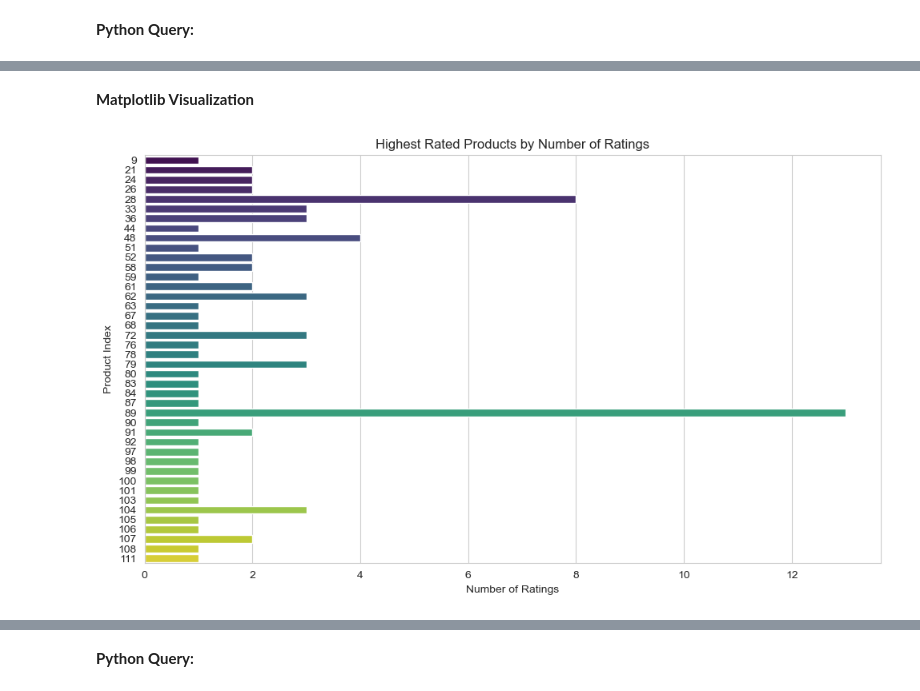
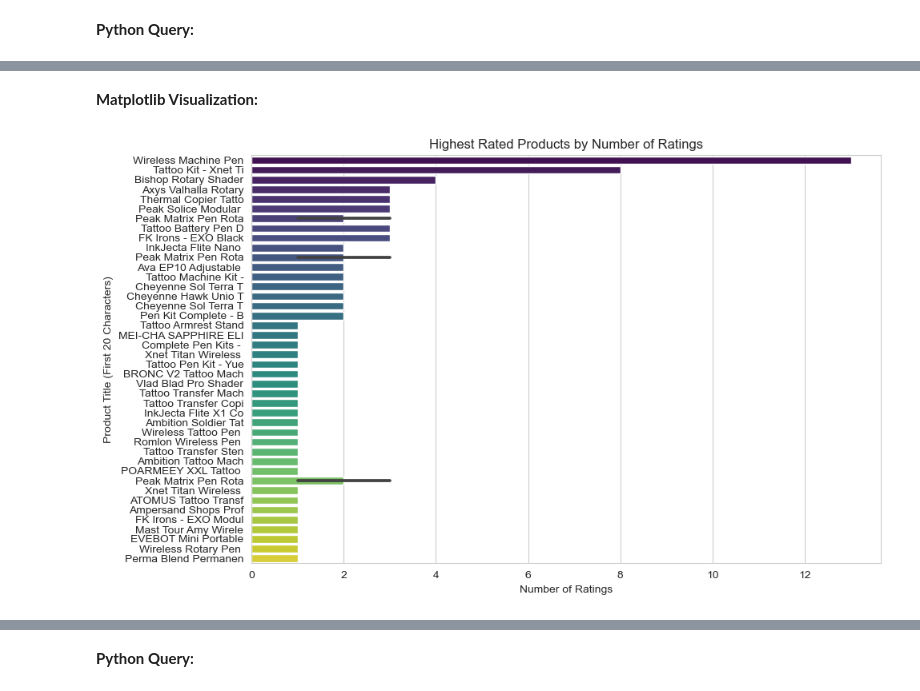
Before and after one commit to lucioawa/Amazon_Tattoo_Products, a Jupyter notebook: Amazon_Tattoo_Products.ipynb, the cells around one changed output, grey strips where cells are left out. Drawn from its saved outputs; the diff is of its cells as text; code cells hidden in the pictures.

```diff
--- a/Amazon_Tattoo_Products.ipynb
+++ b/Amazon_Tattoo_Products.ipynb
@@ -81,8 +284,9 @@ ORDER BY num_of_ratings DESC;
 **Python Query:**
 # %%
 import pandas as pd
-import seaborn as sns
-import matplotlib.pyplot as plt
+
+# Apply the categorization function to create a new 'product_type' column
+tattoo_data['product_type'] = tattoo_data['title'].apply(categorize_product)
 
 # Find the maximum rating in the DataFrame
 max_rating = tattoo_data['rating'].max()
@@ -90,5 +294,13 @@ max_rating = tattoo_data['rating'].max()
 # Filter for rows with the maximum rating
 highest_rated_products = tattoo_data[tattoo_data['rating'] == max_rating]
 
-# Sort the filtered DataFrame by the number of ratings in descending order
+# Sort the filtered DataFrame by price in descending order
 highest_rated_products = highest_rated_products.sort_values(by='num_of_ratings', ascending=False)
+
+# Drop the 'link' column from the DataFrame
+highest_rated_products = highest_rated_products.drop(columns=['link'])
+
+# Count the total number of products that meet the specified criteria
+total_products = len(highest_rated_products)
+
+print(f"Total number of products: {total_products}")
@@ -115,22 +329,29 @@ highest_rated_products
 # %% [markdown]
-**Matplotlib Visualization**
+**Matplotlib Visualization:**
 # %%
 import matplotlib.pyplot as plt
+import seaborn as sns
 
-# Create a horizontal bar plot to visualize the highest-rated products by number of ratings using index numbers
+# Create a horizontal bar plot to visualize the highest-rated products by number of ratings
 plt.figure(figsize=(10, 6))
 sns.set_style("whitegrid")
 
-# Plot the data with index numbers on the y-axis, making them horizontal
-sns.barplot(x='num_of_ratings', y=highest_rated_products.index, data=highest_rated_products, palette="viridis", orient='h')
+# Sort the DataFrame by the number of ratings in descending order
+highest_rated_products = highest_rated_products.sort_values(by='num_of_ratings', ascending=False)
+
+# Extract the first 20 characters of the 'title' column
+short_titles = [title[:20] for title in highest_rated_products['title']]
+
+# Plot the data with short titles on the y-axis
+sns.barplot(x='num_of_ratings', y=short_titles, data=highest_rated_products, palette="viridis", orient='h', order=short_titles)
 
 # Customize the plot
 plt.title("Highest Rated Products by Number of Ratings")
 plt.xlabel("Number of Ratings")
-plt.ylabel("Product Index")
+plt.ylabel("Product Title (First 20 Characters)")
 
 # Show the plot
 plt.tight_layout()
 plt.show()
 # %% [output]
-[figure, old version]
+[figure, new version]
```
Also changed, not shown: parts of 80 cells of this notebook.
